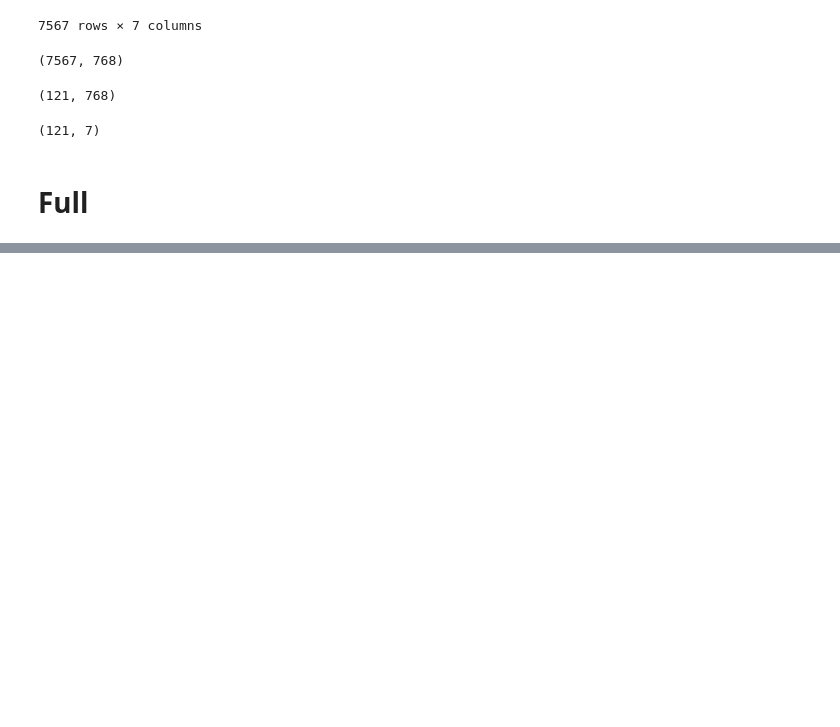
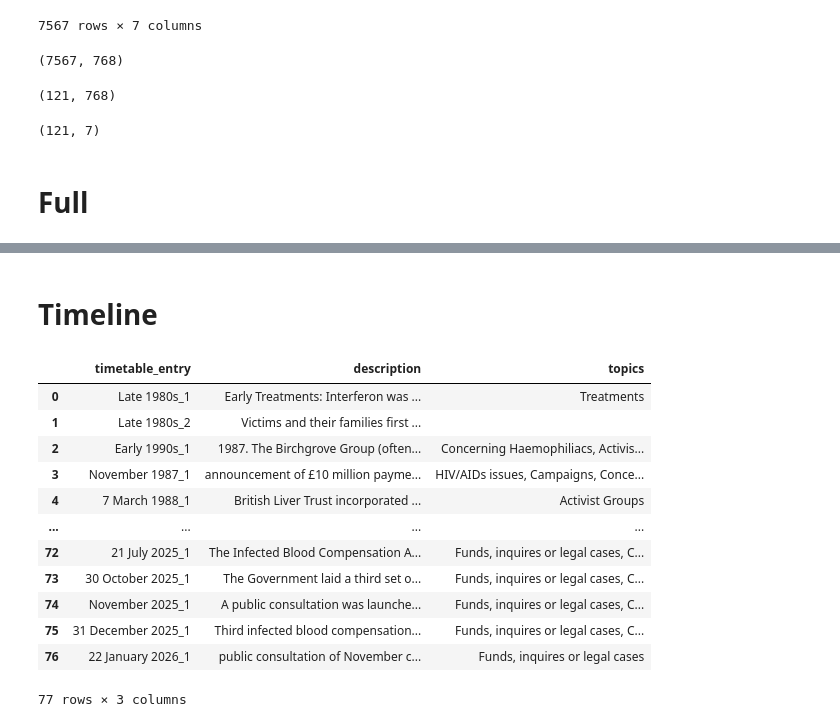
Before and after one commit to pnadelofficial/time-bounded-search, a Jupyter notebook: testing.ipynb, the cells around one changed output, grey strips where cells are left out. Cells and saved outputs as stored; diff of their text form; code cells hidden in the pictures; blank space fills up the shorter version.

```diff
--- a/testing.ipynb
+++ b/testing.ipynb
@@ -562,2 +678,24 @@ Early 1990s
 ['Infected Blood Inquiry Final Report']
 ----------------------------------------
+# %% [markdown]
+# Timeline
+# %%
+import pandas as pd
+events = pd.DataFrame.from_dict(timetable.grouped, orient="index").reset_index().rename(columns={"index":"timetable_entry", 0:"description"})
+topics = pd.DataFrame.from_dict({k:", ".join(v) for k,v in timetable.topics.items()}, orient="index").reset_index().rename(columns={"index":"timetable_entry", 0:"topics"})
+df = events.merge(topics, on="timetable_entry")[:77] # getting rid of extra data at the bottom...
+df
+# %% [output]
+|  | timetable_entry | description | topics |
+| 0 | Late 1980s_1 | Early Treatments: Interferon was ... | Treatments |
+| 1 | Late 1980s_2 | Victims and their families first ... |  |
+| 2 | Early 1990s_1 | 1987. The Birchgrove Group (often... | Concerning Haemophiliacs, Activis... |
+| 3 | November 1987_1 | announcement of £10 million payme... | HIV/AIDs issues, Campaigns, Conce... |
+| 4 | 7 March 1988_1 | British Liver Trust incorporated ... | Activist Groups |
+| ... | ... | ... | ... |
+| 72 | 21 July 2025_1 | The Infected Blood Compensation A... | Funds, inquires or legal cases, C... |
+| 73 | 30 October 2025_1 | The Government laid a third set o... | Funds, inquires or legal cases, C... |
+| 74 | November 2025_1 | A public consultation was launche... | Funds, inquires or legal cases, C... |
+| 75 | 31 December 2025_1 | Third infected blood compensation... | Funds, inquires or legal cases, C... |
+| 76 | 22 January 2026_1 | public consultation of November c... | Funds, inquires or legal cases |
+77 rows × 3 columns
```
Also changed, not shown: parts of 23 cells of this notebook, 13 other files.
